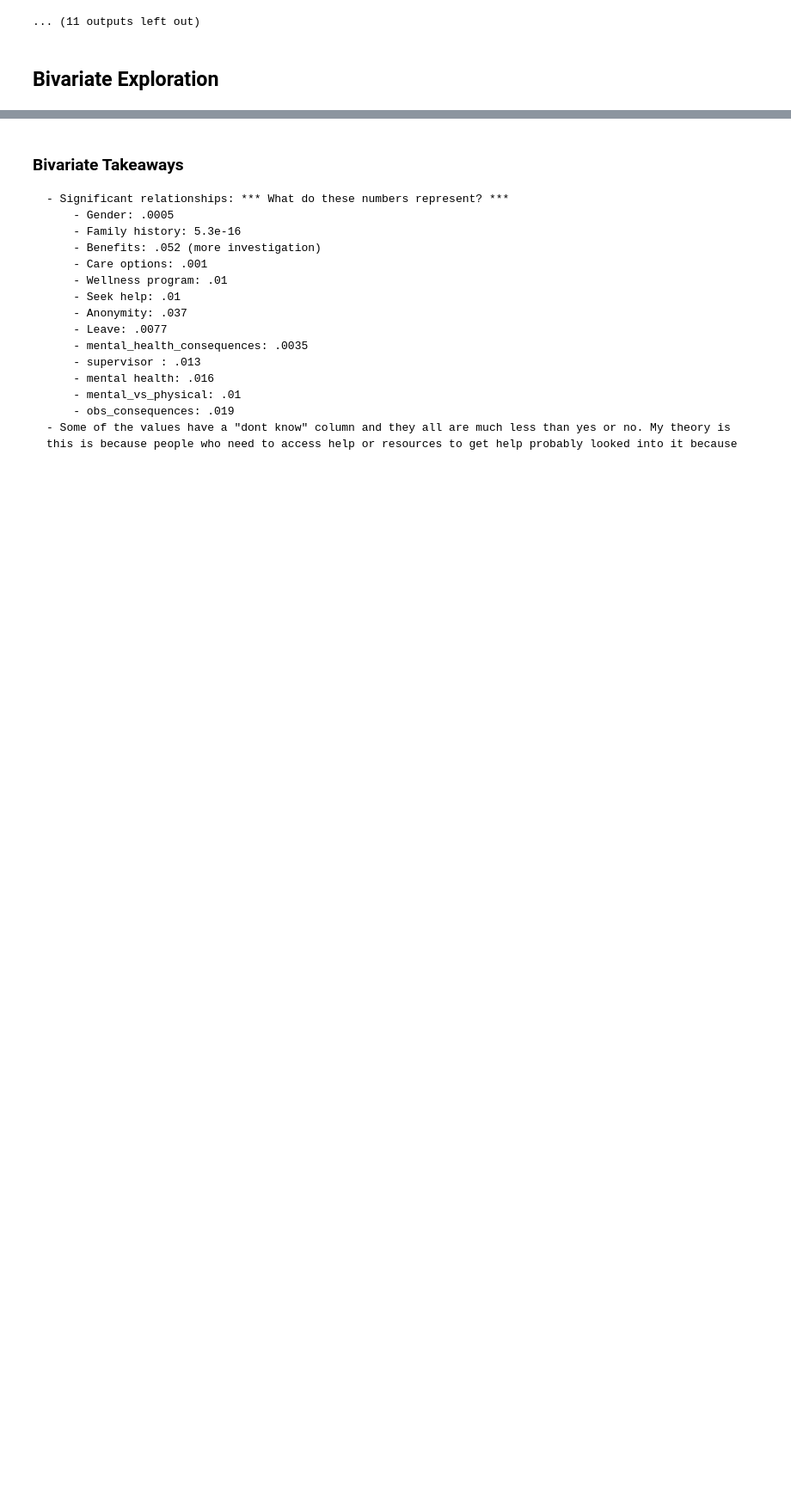
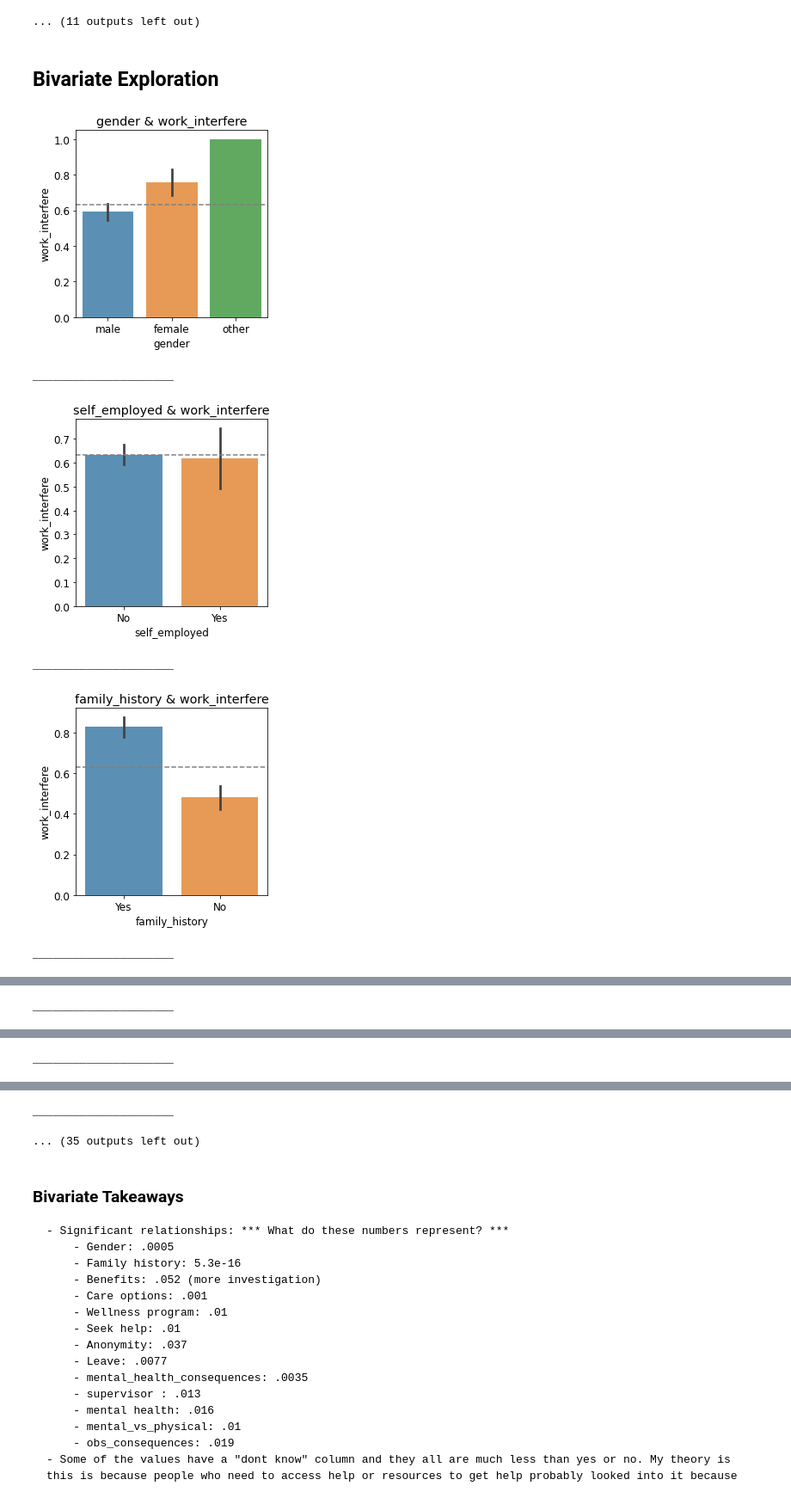
Before and after one commit to Mental-Health-In-Tech/tech-blues-capstone, a Jupyter notebook: parkers_notebook.ipynb, the cells around one changed output, grey strips where cells are left out. Shown at 86% size. Saved outputs shown, nothing was run; the diff lists cells and outputs as text; code cells hidden in the pictures; blank space fills up the shorter version.

```diff
--- a/parkers_notebook.ipynb
+++ b/parkers_notebook.ipynb
@@ -183,7 +178,7 @@ survey_og.work_interfere.value_counts()
 0    353
 Name: work_interfere, dtype: int64
 # %%
-train, validate, test = train_validate_test_split(survey_og, 'work_interfere')
+train, validate, test = explore.three_split(survey_og, 'work_interfere')
 # %%
 cat_vars = train.drop(columns = ['age'])
 # %%
@@ -230,4 +225,11 @@ for x in train.columns:
 # %% [markdown]
 ## Bivariate Exploration
 # %%
-#tyler_explore.explore_bivariate(train, 'work_interfere', cat_vars, quant_vars)
+explore.mental_health_bivariate(train, 'work_interfere', cat_vars, quant_vars)
+# %% [output]
+[figure, added]
+_____________________
+[figure, added]
+_____________________
+[figure, added]
+_____________________
@@ -233,0 +237 @@ for x in train.columns:
+_____________________
@@ -233,0 +239 @@ for x in train.columns:
+_____________________
@@ -234,3 +241,5 @@ for x in train.columns:
+_____________________
+... (35 outputs left out)
 # %% [markdown]
 ### Bivariate Takeaways
     - Significant relationships: *** What do these numbers represent? ***
```
Also changed, not shown: parts of 86 cells of this notebook.
